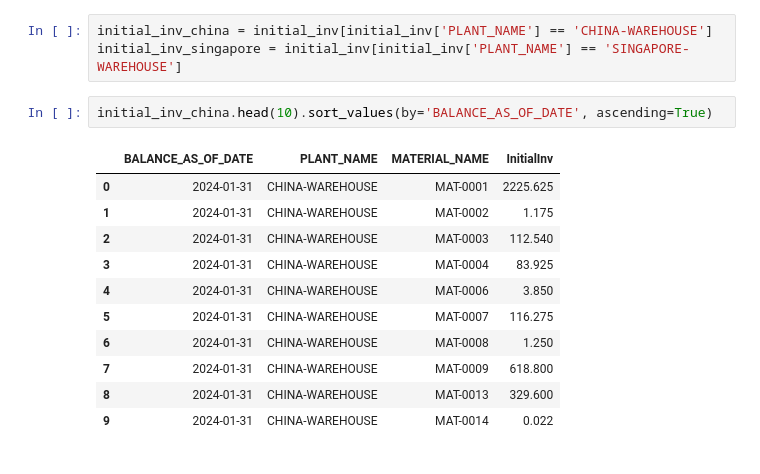
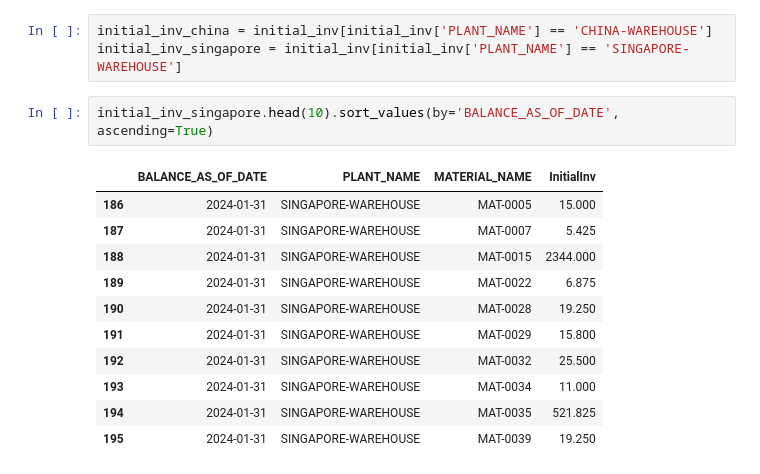
Before and after one commit to peter-parit/em-hackathon-notebooks, a Jupyter notebook: Notebooks/data-peter.ipynb, the cells around one changed output. Saved outputs shown, nothing was run; the diff lists cells and outputs as text.

```diff
--- a/Notebooks/data-peter.ipynb
+++ b/Notebooks/data-peter.ipynb
@@ -243,19 +251,19 @@ initial_inv[(initial_inv['MATERIAL_NAME'] == 'MAT-0339') &
 initial_inv_china = initial_inv[initial_inv['PLANT_NAME'] == 'CHINA-WAREHOUSE']
 initial_inv_singapore = initial_inv[initial_inv['PLANT_NAME'] == 'SINGAPORE-WAREHOUSE']
 # %%
-initial_inv_china.head(10).sort_values(by='BALANCE_AS_OF_DATE', ascending=True)
+initial_inv_singapore.head(10).sort_values(by='BALANCE_AS_OF_DATE', ascending=True)
 # %% [output]
 |  | BALANCE_AS_OF_DATE | PLANT_NAME | MATERIAL_NAME | InitialInv |
-| 0 | 2024-01-31 | CHINA-WAREHOUSE | MAT-0001 | 2225.625 |
-| 1 | 2024-01-31 | CHINA-WAREHOUSE | MAT-0002 | 1.175 |
-| 2 | 2024-01-31 | CHINA-WAREHOUSE | MAT-0003 | 112.540 |
-| 3 | 2024-01-31 | CHINA-WAREHOUSE | MAT-0004 | 83.925 |
-| 4 | 2024-01-31 | CHINA-WAREHOUSE | MAT-0006 | 3.850 |
-| 5 | 2024-01-31 | CHINA-WAREHOUSE | MAT-0007 | 116.275 |
-| 6 | 2024-01-31 | CHINA-WAREHOUSE | MAT-0008 | 1.250 |
-| 7 | 2024-01-31 | CHINA-WAREHOUSE | MAT-0009 | 618.800 |
-| 8 | 2024-01-31 | CHINA-WAREHOUSE | MAT-0013 | 329.600 |
-| 9 | 2024-01-31 | CHINA-WAREHOUSE | MAT-0014 | 0.022 |
+| 186 | 2024-01-31 | SINGAPORE-WAREHOUSE | MAT-0005 | 15.000 |
+| 187 | 2024-01-31 | SINGAPORE-WAREHOUSE | MAT-0007 | 5.425 |
+| 188 | 2024-01-31 | SINGAPORE-WAREHOUSE | MAT-0015 | 2344.000 |
+| 189 | 2024-01-31 | SINGAPORE-WAREHOUSE | MAT-0022 | 6.875 |
+| 190 | 2024-01-31 | SINGAPORE-WAREHOUSE | MAT-0028 | 19.250 |
+| 191 | 2024-01-31 | SINGAPORE-WAREHOUSE | MAT-0029 | 15.800 |
+| 192 | 2024-01-31 | SINGAPORE-WAREHOUSE | MAT-0032 | 25.500 |
+| 193 | 2024-01-31 | SINGAPORE-WAREHOUSE | MAT-0034 | 11.000 |
+| 194 | 2024-01-31 | SINGAPORE-WAREHOUSE | MAT-0035 | 521.825 |
+| 195 | 2024-01-31 | SINGAPORE-WAREHOUSE | MAT-0039 | 19.250 |
 # %%
 min_date = initial_inv_china['BALANCE_AS_OF_DATE'].min()
 max_date = pd.to_datetime("2024-12-31")
```
Also changed, not shown: parts of 44 cells of this notebook, 5 other files.
